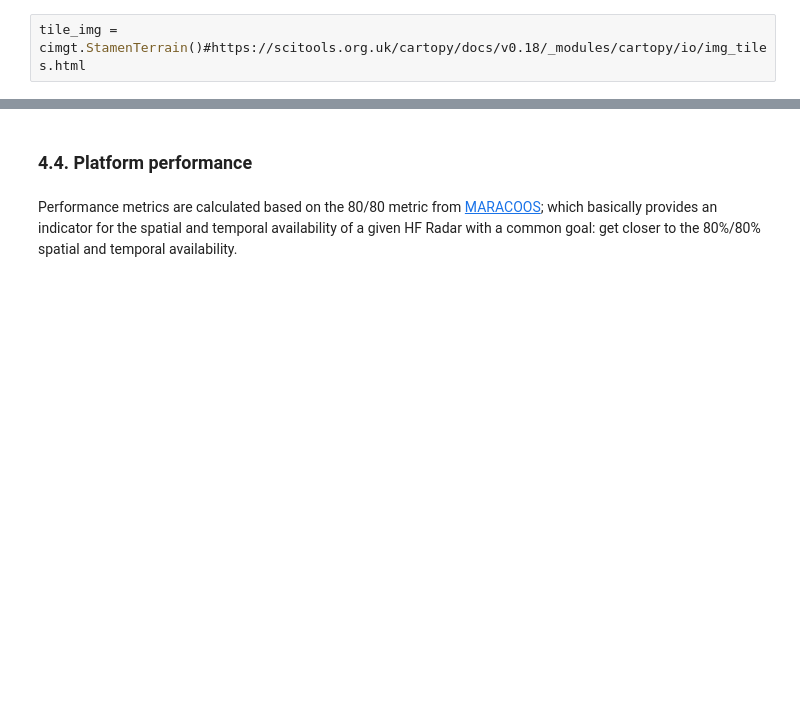
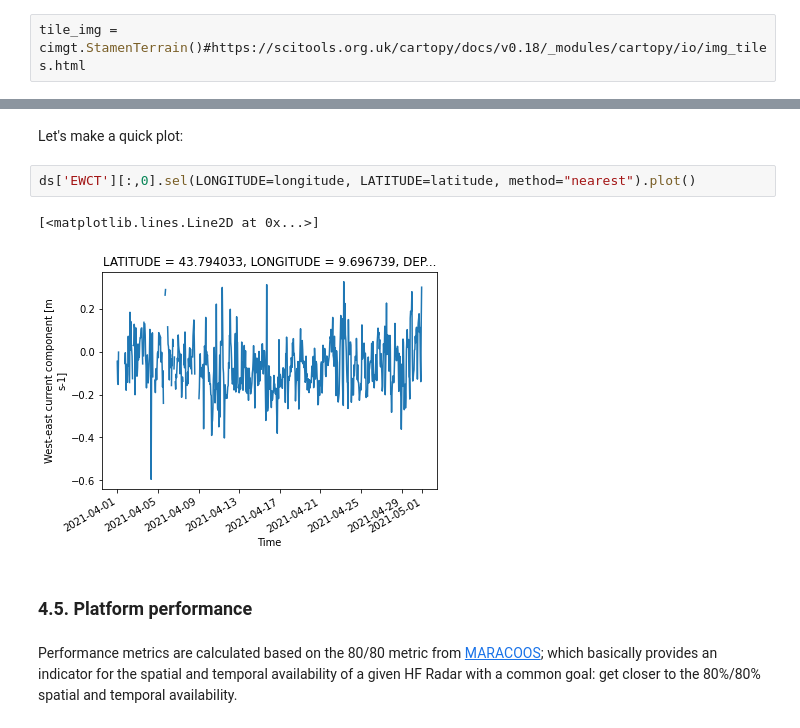
Before and after one commit to CopernicusMarineInsitu/2021-sicomar-summer-school, a Jupyter notebook: visualizing-hfradar-data.ipynb, the cells around one changed output, grey strips where cells are left out. Drawn from its saved outputs; the diff is of its cells as text; blank space fills up the shorter version.

```diff
--- a/visualizing-hfradar-data.ipynb
+++ b/visualizing-hfradar-data.ipynb
@@ -457,5 +643,12 @@ plt.show()
+# %% [markdown]
+Let's make a quick plot:
+# %%
+ds['EWCT'][:,0].sel(LONGITUDE=longitude, LATITUDE=latitude, method="nearest").plot()
+# %% [output]
+[<matplotlib.lines.Line2D at 0x...>]
+[figure, added]
 # %% [markdown]
-### 4.4. Platform performance
+### 4.5. Platform performance
 # %% [markdown]
 Performance metrics are calculated based on the 80/80 metric from [MARACOOS](https://ieeexplore.ieee.org/document/6404809); which basically provides an indicator for the spatial and temporal availability of a given HF Radar with a common goal: get closer to the 80%/80% spatial and temporal availability.
 # %% [markdown]
```
Also changed, not shown: parts of 40 cells of this notebook.
